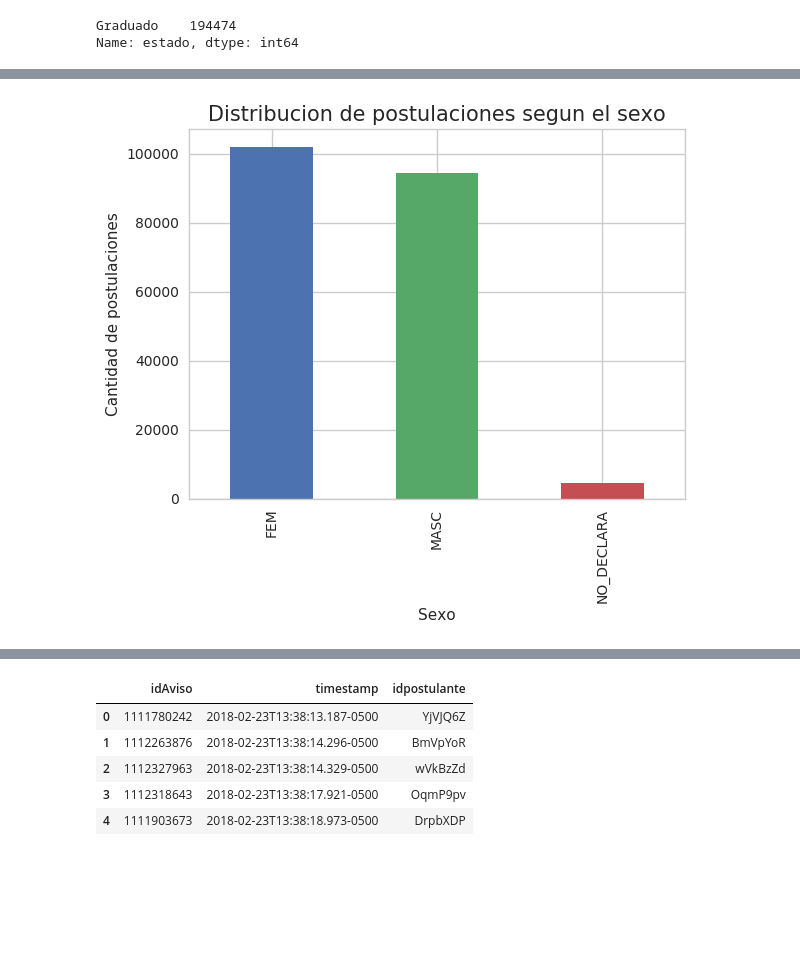
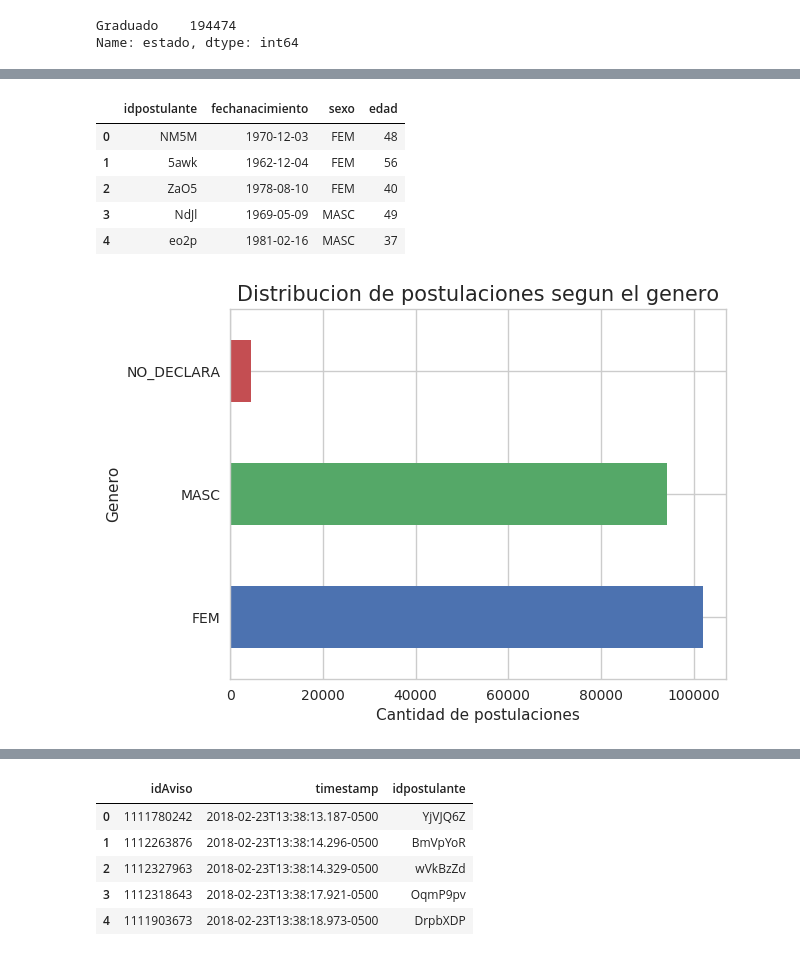
Before and after one commit to juanpcapurro/tp_datos, a Jupyter notebook: Exploracion.ipynb, the cells around one changed output, grey strips where cells are left out. Saved outputs shown, nothing was run; the diff lists cells and outputs as text; code cells hidden in the pictures; blank space fills up the shorter version.

```diff
--- a/Exploracion.ipynb
+++ b/Exploracion.ipynb
@@ -102,7 +118,7 @@ False
 #analizar los datos segun la edad de los postulantes.
 
 #En primer instancia le asignamos el año actual, para poder comenzar con el analisis.
-postulaciones_genero_edad = postulaciones_genero_edad.fillna(2018)
+postulaciones_genero_edad = postulaciones_genero_edad.fillna(2018-1-1)
 # %%
 postulaciones_genero_edad.isnull().any()
 # %% [output]
@@ -405,0 +396,5 @@ postulaciones_genero_edad.head()
+# %%
+
+postulaciones_genero_edad['edad'] = pd.to_datetime(postulaciones_genero_edad['fechanacimiento'],errors='coerce').dt.year
+postulaciones_genero_edad['edad'] = 2018 - postulaciones_genero_edad['edad']
+postulaciones_genero_edad.sort_values(by='edad', ascending=True)
@@ -406,7 +445,19 @@ postulaciones_genero_edad.head()
+# %%
+postulaciones_genero_edad = postulaciones_genero_edad.fillna(0)
+postulaciones_genero_edad['edad'] = postulaciones_genero_edad['edad'].astype(int)
+postulaciones_genero_edad = postulaciones_genero_edad[(postulaciones_genero_edad['edad'] <71) & (postulaciones_genero_edad['edad'] > 17)]
+postulaciones_genero_edad.head()
+# %% [output]
+|  | idpostulante | fechanacimiento | sexo | edad |
+| 0 | NM5M | 1970-12-03 | FEM | 48 |
+| 1 | 5awk | 1962-12-04 | FEM | 56 |
+| 2 | ZaO5 | 1978-08-10 | FEM | 40 |
+| 3 | NdJl | 1969-05-09 | MASC | 49 |
+| 4 | eo2p | 1981-02-16 | MASC | 37 |
 # %%
-post_genero = postulaciones_genero_edad['sexo'].value_counts().sort_index().plot(kind='bar')
-post_genero.set_title('Distribucion de postulaciones segun el sexo',fontsize=15)
-post_genero.set_xlabel('Sexo')
-post_genero.set_ylabel('Cantidad de postulaciones');
+post_genero = postulaciones_genero_edad['sexo'].value_counts().plot(kind='barh')
+post_genero.set_title('Distribucion de postulaciones segun el genero',fontsize=15)
+post_genero.set_ylabel('Genero')
+post_genero.set_xlabel('Cantidad de postulaciones');
 # %% [output]
-[figure, old version]
+[figure, new version]
```
Also changed, not shown: parts of 25 cells of this notebook.
